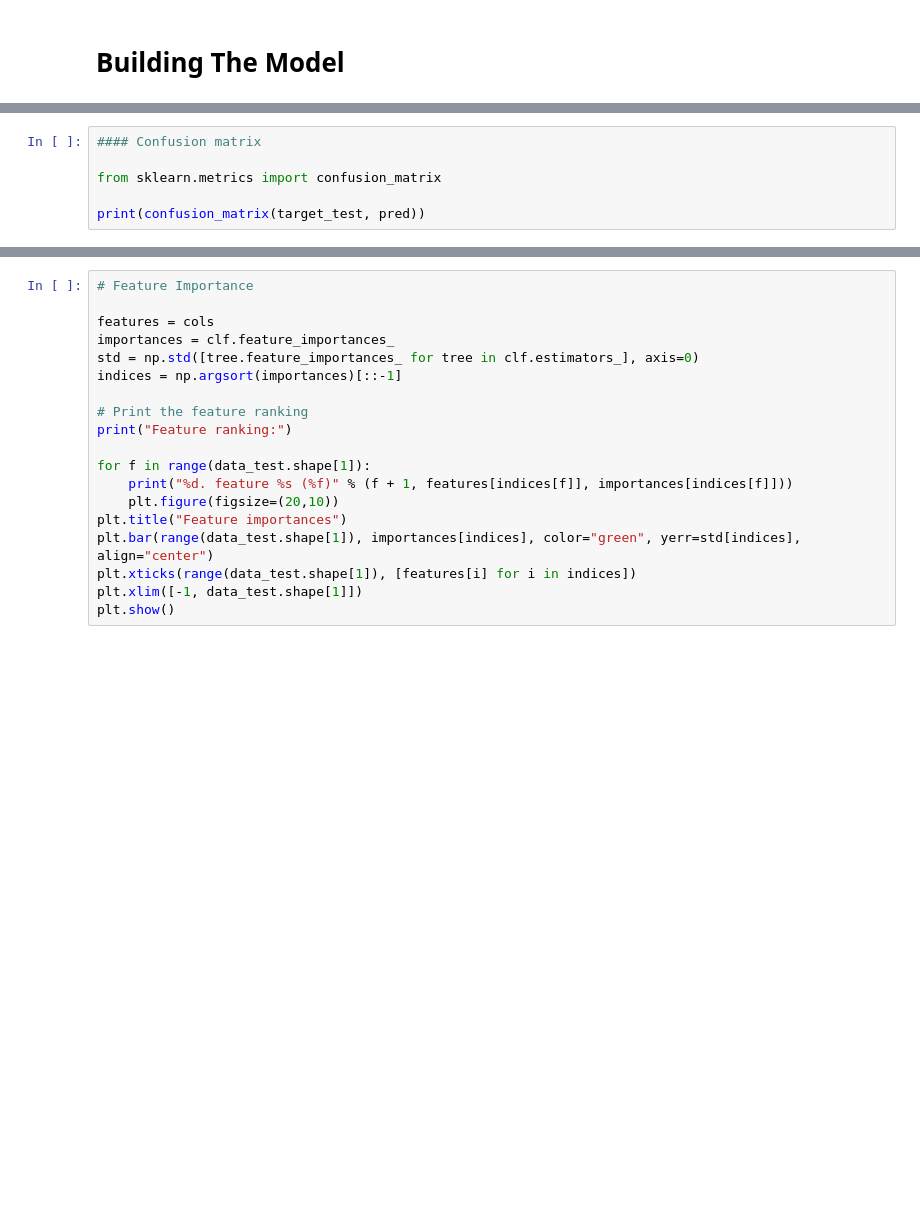
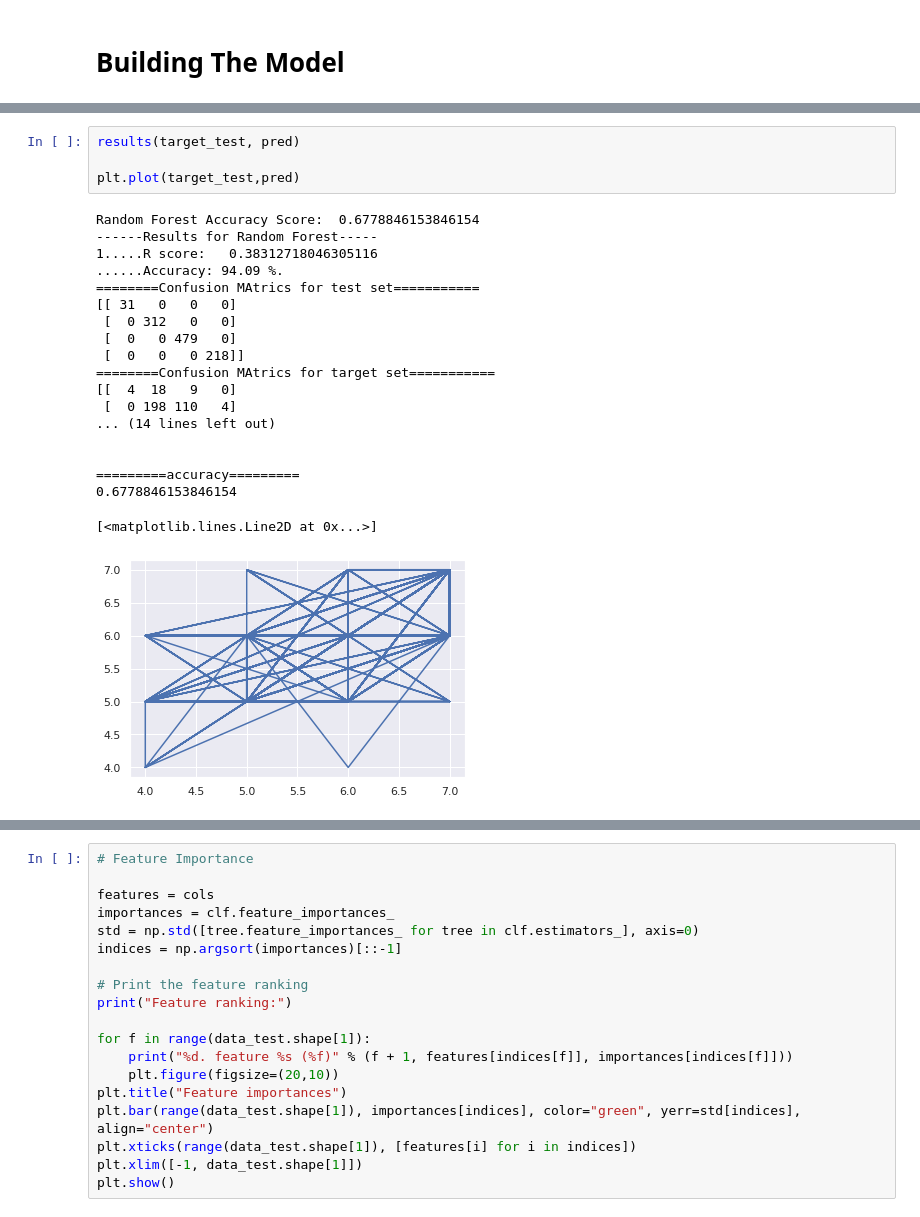
Before and after one commit to gondalhamza/DataScriptML, a Jupyter notebook: Group A Project 1, Code Pyhton.ipynb, the cells around one changed output, grey strips where cells are left out. Saved outputs shown, nothing was run; the diff lists cells and outputs as text; blank space fills up the shorter version.

```diff
--- a/Group A Project 1, Code Pyhton.ipynb
+++ b/Group A Project 1, Code Pyhton.ipynb
@@ -308,9 +563,27 @@ print('......Accuracy:', round(accuracy, 2), '%.')
-# %%
-#### Confusion matrix
-
-from sklearn.metrics import confusion_matrix
-
-print(confusion_matrix(target_test, pred))
+# %%
+results(target_test, pred)
+
+plt.plot(target_test,pred)
+# %% [output]
+Random Forest Accuracy Score:  0.6778846153846154
+------Results for Random Forest-----
+1.....R score:   0.38312718046305116
+......Accuracy: 94.09 %.
+========Confusion MAtrics for test set===========
+[[ 31   0   0   0]
+ [  0 312   0   0]
+ [  0   0 479   0]
+ [  0   0   0 218]]
+========Confusion MAtrics for target set===========
+[[  4  18   9   0]
+ [  0 198 110   4]
+... (14 lines left out)
+
+
+=========accuracy=========
+0.6778846153846154
+[<matplotlib.lines.Line2D at 0x...>]
+[figure, added]
 # %%
 #SCORES WITH SCALING
 from sklearn.metrics import accuracy_score
```
Also changed, not shown: parts of 35 cells of this notebook.
